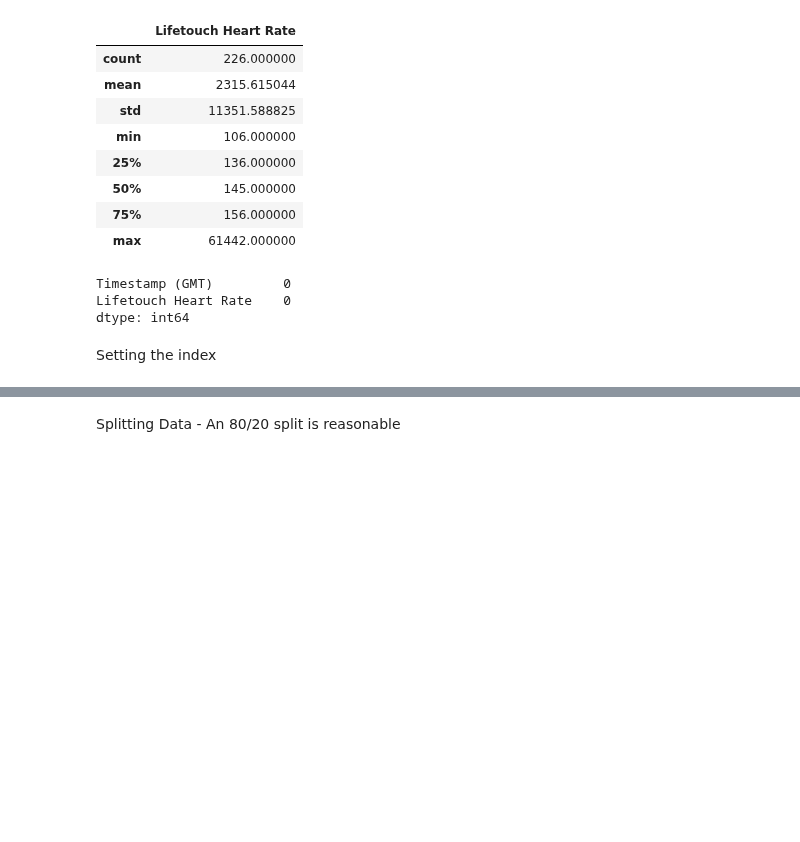
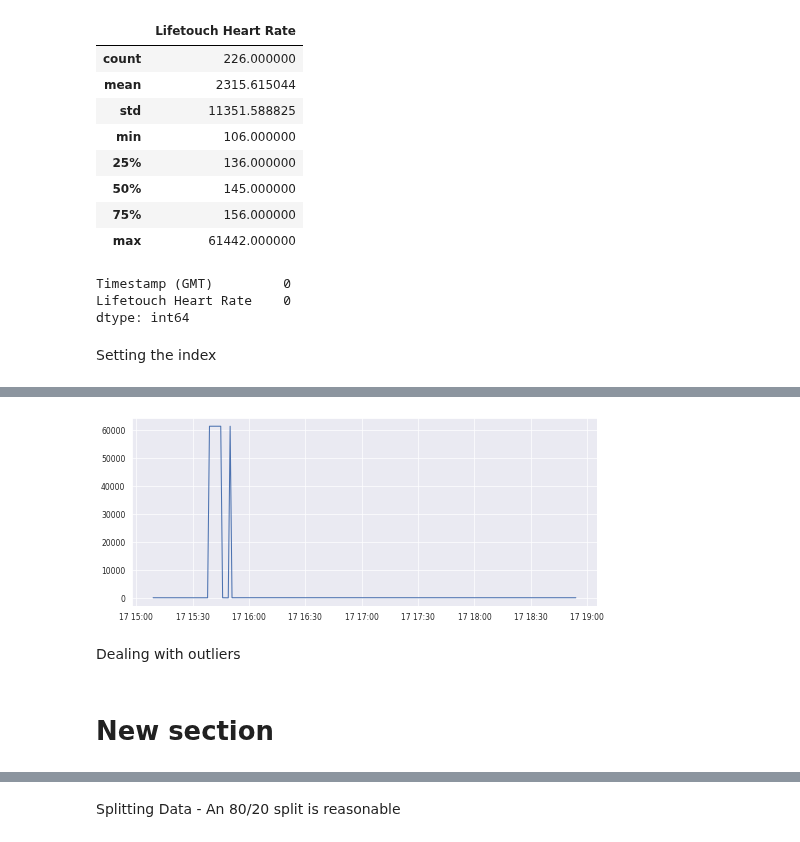
Before and after one commit to MartinNde/MartinN_1, a Jupyter notebook: Time_Series_Competition_AI.ipynb, the cells around one changed output, grey strips where cells are left out. Drawn from its saved outputs; the diff is of its cells as text; code cells hidden in the pictures; blank space fills up the shorter version.

```diff
--- a/Time_Series_Competition_AI.ipynb
+++ b/Time_Series_Competition_AI.ipynb
@@ -126,0 +164,10 @@ df
+# %%
+plt.figure(figsize =(12,5),dpi=50)
+plt.plot(df)
+plt.show()
+# %% [output]
+[figure, added]
+# %% [markdown]
+Dealing with outliers
+# %% [markdown]
+# New section
```
Also changed, not shown: parts of 45 cells of this notebook.
